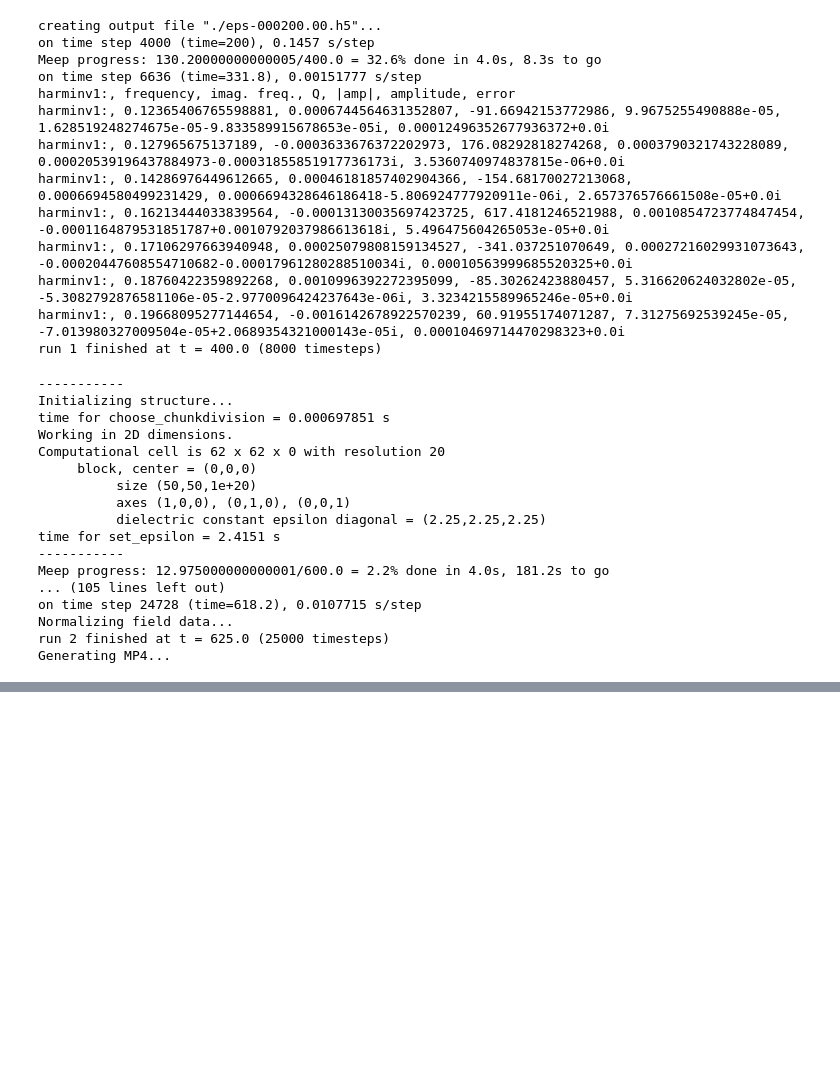
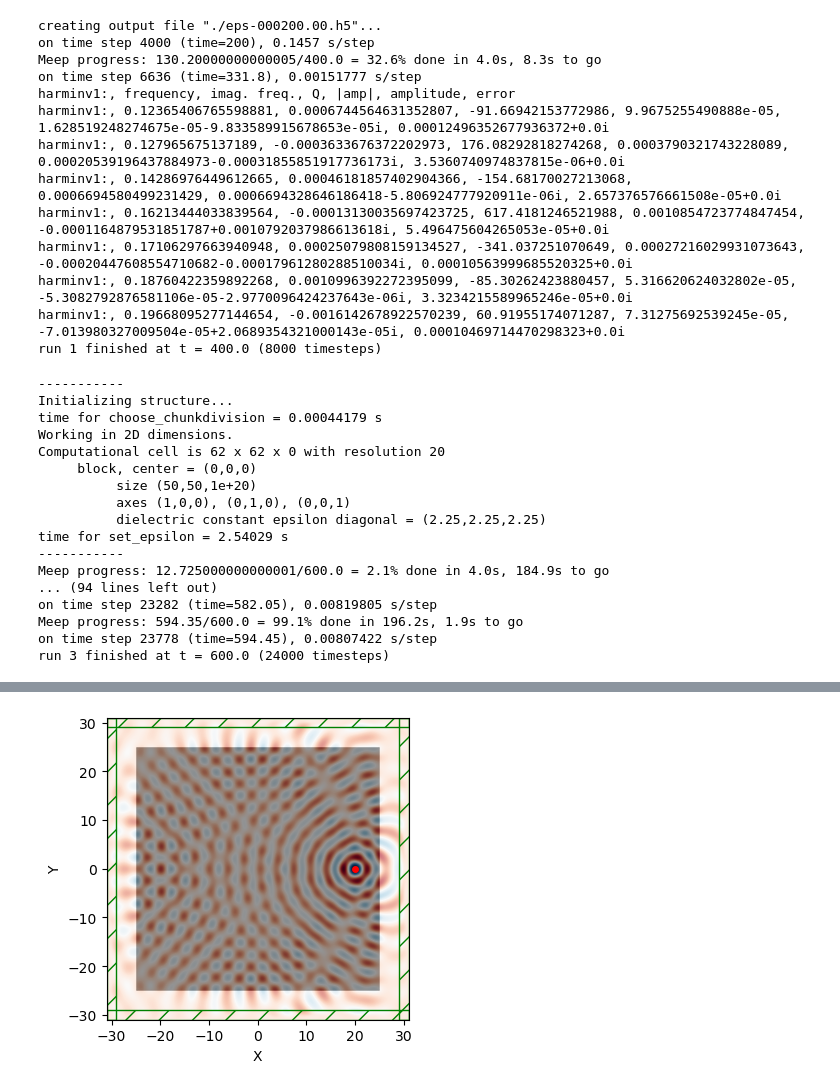
Before and after one commit to kimhong-chao/Microlaser, a Jupyter notebook: Cavite_carre.ipynb, the cells around one changed output, grey strips where cells are left out. Drawn from its saved outputs; the diff is of its cells as text; code cells hidden in the pictures; blank space fills up the shorter version.

Commit message:
Delete video

```diff
--- a/Cavite_carre.ipynb
+++ b/Cavite_carre.ipynb
@@ -106,7 +106,7 @@ harminv1:, 0.18760422359892268, 0.0010996392272395099, -85.30262423880457, 5.316
 harminv1:, 0.19668095277144654, -0.0016142678922570239, 60.91955174071287, 7.31275692539245e-05, -7.013980327009504e-05+2.0689354321000143e-05i, 0.00010469714470298323+0.0i
 run 1 finished at t = 400.0 (8000 timesteps)
 # %%
-# Pour f = 0.142
+# Pour f = 0.196
 
 sim.reset_meep()
 fcen=0.196
@@ -116,33 +116,24 @@ sim.sources = [mp.Source(mp.GaussianSource(fcen, fwidth=df), mp.Ez, mp.Vector3(2
 # Start the simulation and get into steady state
 sim.run(until=600)
 
-# Prepare the animator and record the steady state response
-f = plt.figure(dpi=150)
-Animate = mp.Animate2D(sim, fields=mp.Ez, f=f, realtime=False, normalize=True)
-sim.run(mp.at_every(0.5,Animate),until=25)
-
-# Close the animator's working frame
-plt.close()
-
-# Process the animation and view it
-filename = "square_cavity.mp4"
-Animate.to_mp4(5,filename)
-Video(filename)
+plt.figure(dpi=100)
+sim.plot2D(fields=mp.Ez)
+plt.show()
 # %% [output]
 -----------
 Initializing structure...
-time for choose_chunkdivision = 0.000697851 s
+time for choose_chunkdivision = 0.00044179 s
 Working in 2D dimensions.
 Computational cell is 62 x 62 x 0 with resolution 20
      block, center = (0,0,0)
           size (50,50,1e+20)
           axes (1,0,0), (0,1,0), (0,0,1)
           dielectric constant epsilon diagonal = (2.25,2.25,2.25)
-time for set_epsilon = 2.4151 s
+time for set_epsilon = 2.54029 s
 -----------
-Meep progress: 12.975000000000001/600.0 = 2.2% done in 4.0s, 181.2s to go
-... (105 lines left out)
-on time step 24728 (time=618.2), 0.0107715 s/step
-Normalizing field data...
-run 2 finished at t = 625.0 (25000 timesteps)
-Generating MP4...
+Meep progress: 12.725000000000001/600.0 = 2.1% done in 4.0s, 184.9s to go
+... (94 lines left out)
+on time step 23282 (time=582.05), 0.00819805 s/step
+Meep progress: 594.35/600.0 = 99.1% done in 196.2s, 1.9s to go
+on time step 23778 (time=594.45), 0.00807422 s/step
+run 3 finished at t = 600.0 (24000 timesteps)
@@ -149,0 +140 @@ Generating MP4...
+[figure, added]
```
Also changed, not shown: parts of 1 cell of this notebook.
